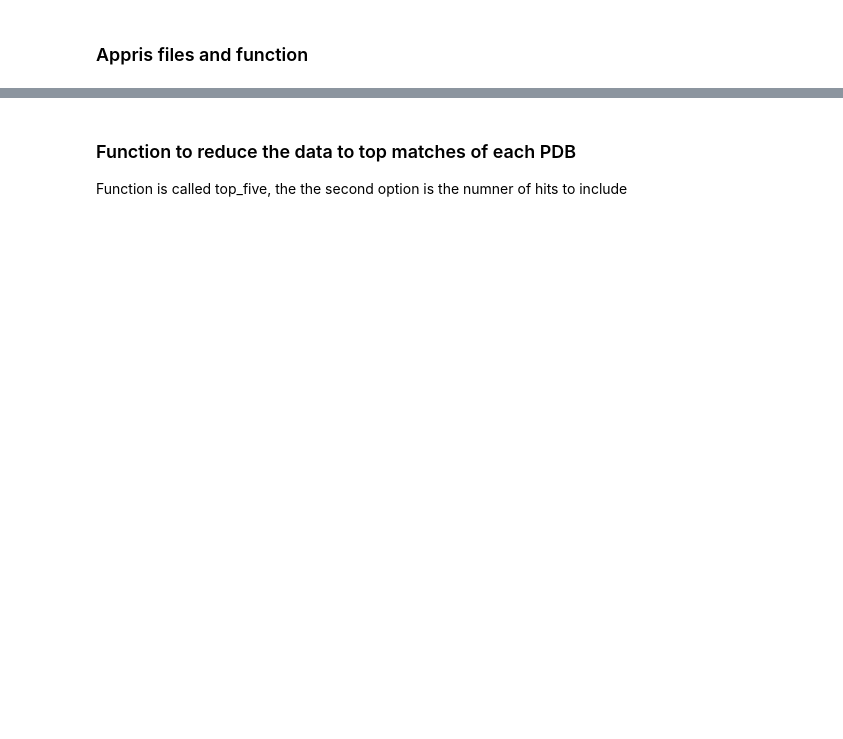
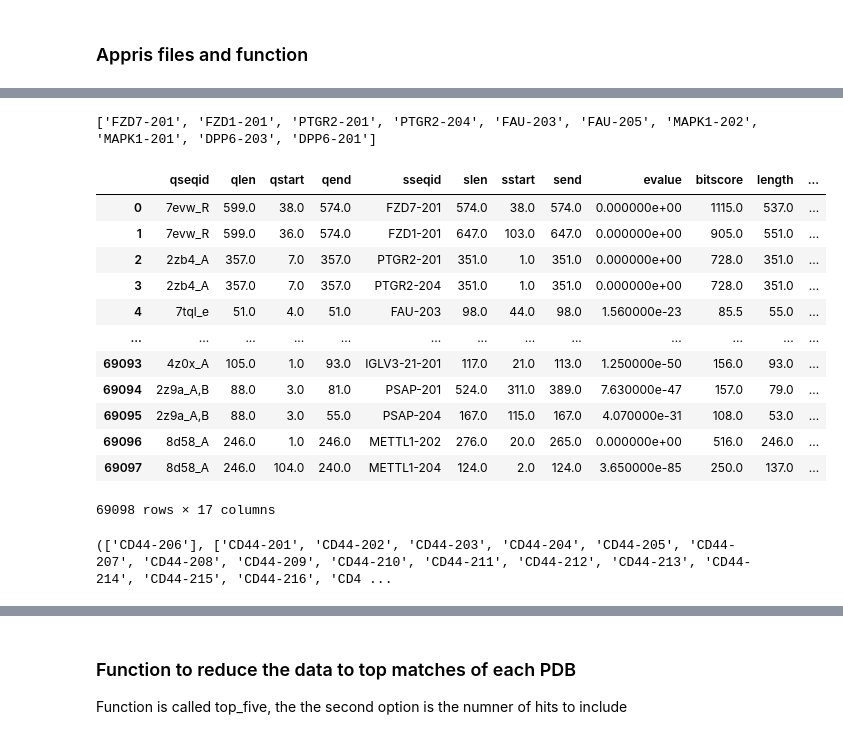
Before and after one commit to sheynkman-lab/pdb-isoform-analysis, a Jupyter notebook: analyze_results.ipynb, the cells around one changed output, grey strips where cells are left out. Saved outputs shown, nothing was run; the diff lists cells and outputs as text; code cells hidden in the pictures; blank space fills up the shorter version.

```diff
--- a/analyze_results.ipynb
+++ b/analyze_results.ipynb
@@ -68,0 +379,30 @@ blast_df
+# %%
+df4 = pd.read_csv('Data/top2_pdb_vs_gencode.tsv', sep='\t')
+df4 = df4.drop(columns =['Unnamed: 0'])
+#df4['sseqid'] = [s.split('|')[0] for s in df4['sseqid'].to_list()]
+my_list = []
+for s in df4['sseqid'].to_list():
+    my_list.append (str(s).split('|')[0])
+print (my_list[0:10])
+df4['sseqid']= my_list
+df4['gene']= [s.split('-')[0] for s in df4['sseqid'].to_list()]
+df4
+# %% [output]
+['FZD7-201', 'FZD1-201', 'PTGR2-201', 'PTGR2-204', 'FAU-203', 'FAU-205', 'MAPK1-202', 'MAPK1-201', 'DPP6-203', 'DPP6-201']
+|  | qseqid | qlen | qstart | qend | sseqid | slen | sstart | send | evalue | bitscore | length | ... |
+| 0 | 7evw_R | 599.0 | 38.0 | 574.0 | FZD7-201 | 574.0 | 38.0 | 574.0 | 0.000000e+00 | 1115.0 | 537.0 | ... |
+| 1 | 7evw_R | 599.0 | 36.0 | 574.0 | FZD1-201 | 647.0 | 103.0 | 647.0 | 0.000000e+00 | 905.0 | 551.0 | ... |
+| 2 | 2zb4_A | 357.0 | 7.0 | 357.0 | PTGR2-201 | 351.0 | 1.0 | 351.0 | 0.000000e+00 | 728.0 | 351.0 | ... |
+| 3 | 2zb4_A | 357.0 | 7.0 | 357.0 | PTGR2-204 | 351.0 | 1.0 | 351.0 | 0.000000e+00 | 728.0 | 351.0 | ... |
+| 4 | 7tql_e | 51.0 | 4.0 | 51.0 | FAU-203 | 98.0 | 44.0 | 98.0 | 1.560000e-23 | 85.5 | 55.0 | ... |
+| ... | ... | ... | ... | ... | ... | ... | ... | ... | ... | ... | ... | ... |
+| 69093 | 4z0x_A | 105.0 | 1.0 | 93.0 | IGLV3-21-201 | 117.0 | 21.0 | 113.0 | 1.250000e-50 | 156.0 | 93.0 | ... |
+| 69094 | 2z9a_A,B | 88.0 | 3.0 | 81.0 | PSAP-201 | 524.0 | 311.0 | 389.0 | 7.630000e-47 | 157.0 | 79.0 | ... |
+| 69095 | 2z9a_A,B | 88.0 | 3.0 | 55.0 | PSAP-204 | 167.0 | 115.0 | 167.0 | 4.070000e-31 | 108.0 | 53.0 | ... |
+| 69096 | 8d58_A | 246.0 | 1.0 | 246.0 | METTL1-202 | 276.0 | 20.0 | 265.0 | 0.000000e+00 | 516.0 | 246.0 | ... |
+| 69097 | 8d58_A | 246.0 | 104.0 | 240.0 | METTL1-204 | 124.0 | 2.0 | 124.0 | 3.650000e-85 | 250.0 | 137.0 | ... |
+69098 rows × 17 columns
+# %%
+print (ref_nonref('CD44'))
+# %% [output]
+(['CD44-206'], ['CD44-201', 'CD44-202', 'CD44-203', 'CD44-204', 'CD44-205', 'CD44-207', 'CD44-208', 'CD44-209', 'CD44-210', 'CD44-211', 'CD44-212', 'CD44-213', 'CD44-214', 'CD44-215', 'CD44-216', 'CD4 ...
```
Also changed, not shown: parts of 79 cells of this notebook, 2 other files.
